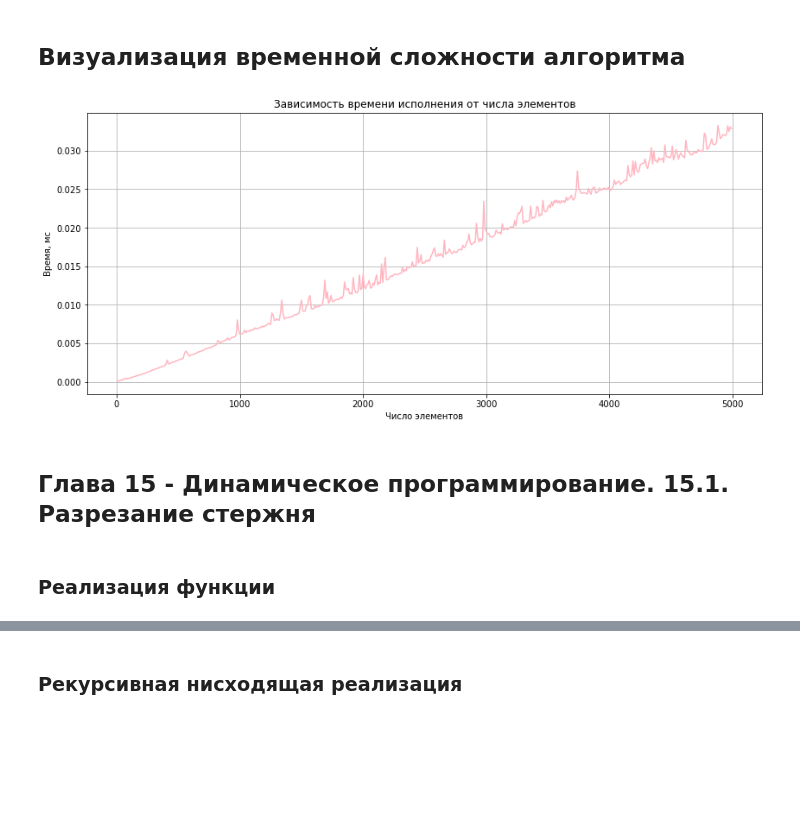
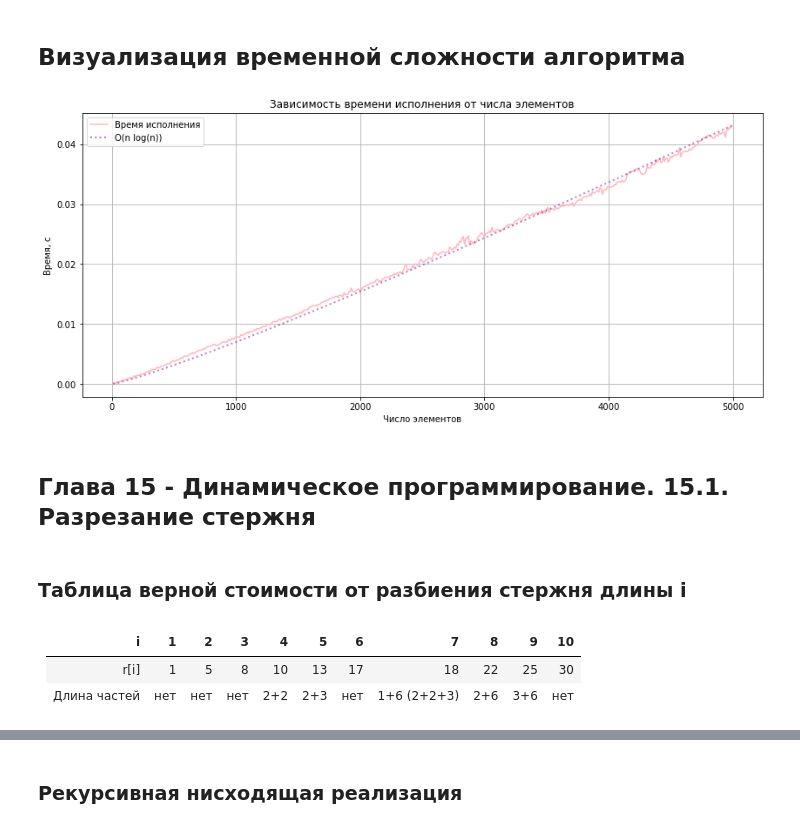
Before and after one commit to ChrisLisbon/ITMO_algorithms_classes, a Jupyter notebook: lab8.ipynb, the cells around one changed output, grey strips where cells are left out. Cells and saved outputs as stored; diff of their text form; code cells hidden in the pictures; blank space fills up the shorter version.

```diff
--- a/lab8.ipynb
+++ b/lab8.ipynb
@@ -67,11 +68,11 @@ visualize_result(A, left, right)
 # %%
 #проверка на случайном массиве
-A=np.random.uniform(-20, 20, 20)
+A=np.random.randint(-20, 20, 20)
 print('Массив значений:')
 print(A)
 resut=find_maximum_subarray(A, 1, len(A))
-left=resut[0]-1
-right=resut[1]-1
+left=resut[0]
+right=resut[1]
 summ=resut[2]
 visualize_result(A, left, right)
 # %% [output]
@@ -123,13 +100,23 @@ Mean time: 0.006573534
 # %%
 plt.rcParams['figure.figsize'] = [14, 6]
 fig, ax = plt.subplots()
-ax.plot(number_array, time_array, color='#FFB6C1')
-ax.set(xlabel='Число элементов', ylabel='Время, мс',title='Зависимость времени исполнения от числа элементов')
+
+data3 = np.array(number_array)*np.log(np.array(number_array))
+ax2 = ax.twinx()
+lns2=ax2.plot(number_array, data3, color='purple', linestyle='dotted', linewidth=2, alpha = 0.5, label = 'O(n log(n))')
+ax2.tick_params(axis='y')
+ax2.axis('off')
+
+lns1=ax.plot(number_array, time_array, color='#FFB6C1', label = 'Время исполнения')
+ax.set(xlabel='Число элементов', ylabel='Время, с',title='Зависимость времени исполнения от числа элементов')
 ax.grid()
+
+lns = lns1+lns2
+labs = [l.get_label() for l in lns]
+ax.legend(lns, labs, loc=0)
+
 plt.show()
 # %% [output]
-[figure, old version]
+[figure, new version]
 # %% [markdown]
 ## Глава 15 - Динамическое программирование. 15.1. Разрезание стержня
-# %% [markdown]
-### Реализация функции
@@ -140,0 +123,7 @@ def p(i):
+# %% [markdown]
+### Таблица верной стоимости от разбиения стержня длины i
+# %% [markdown]
+| i | 1 | 2 | 3 | 4 | 5 | 6 | 7 | 8 | 9 | 10 |
+| :-: | :-: | :-: | :-: | :-: | :-: | :-: | :-: | :-: | :-: | :-: |
+|r[i]| 1 | 5 | 8 | 10 | 13 | 17 | 18 | 22 | 25 | 30 |
+|Длина частей| нет | нет | нет | 2+2 | 2+3 | нет | 1+6 (2+2+3) | 2+6 | 3+6 | нет |
```
Also changed, not shown: parts of 26 cells of this notebook, 1 other file.
